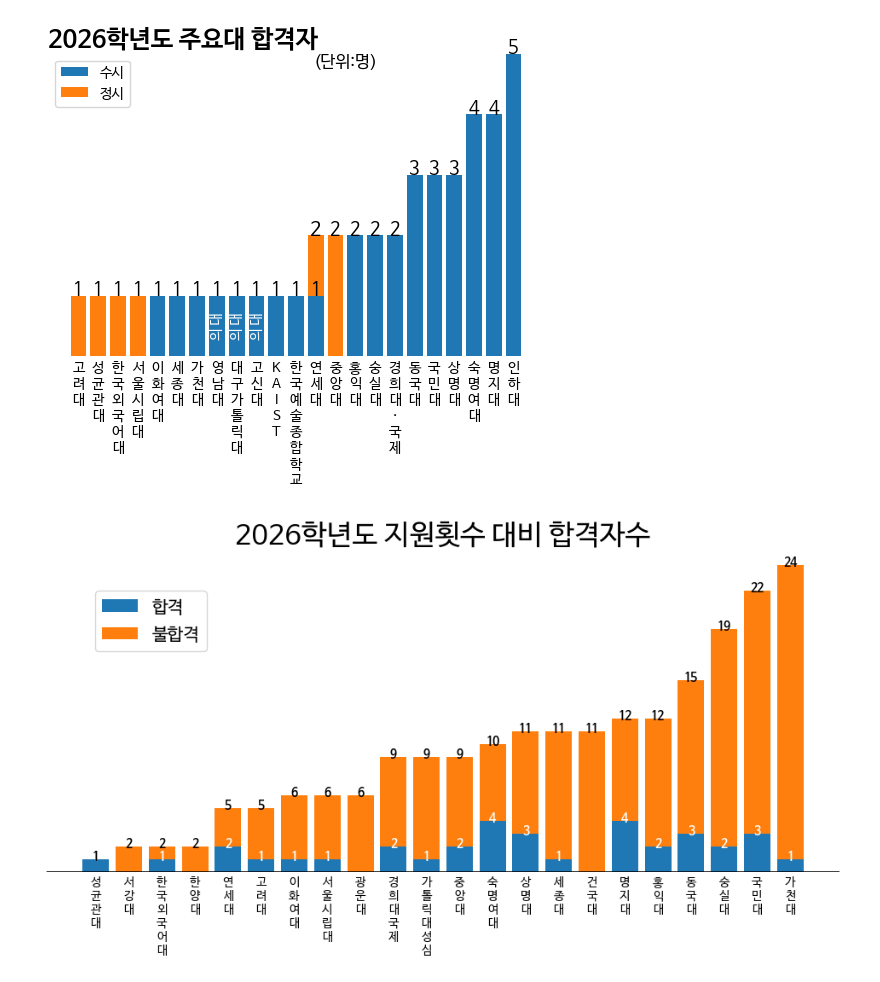
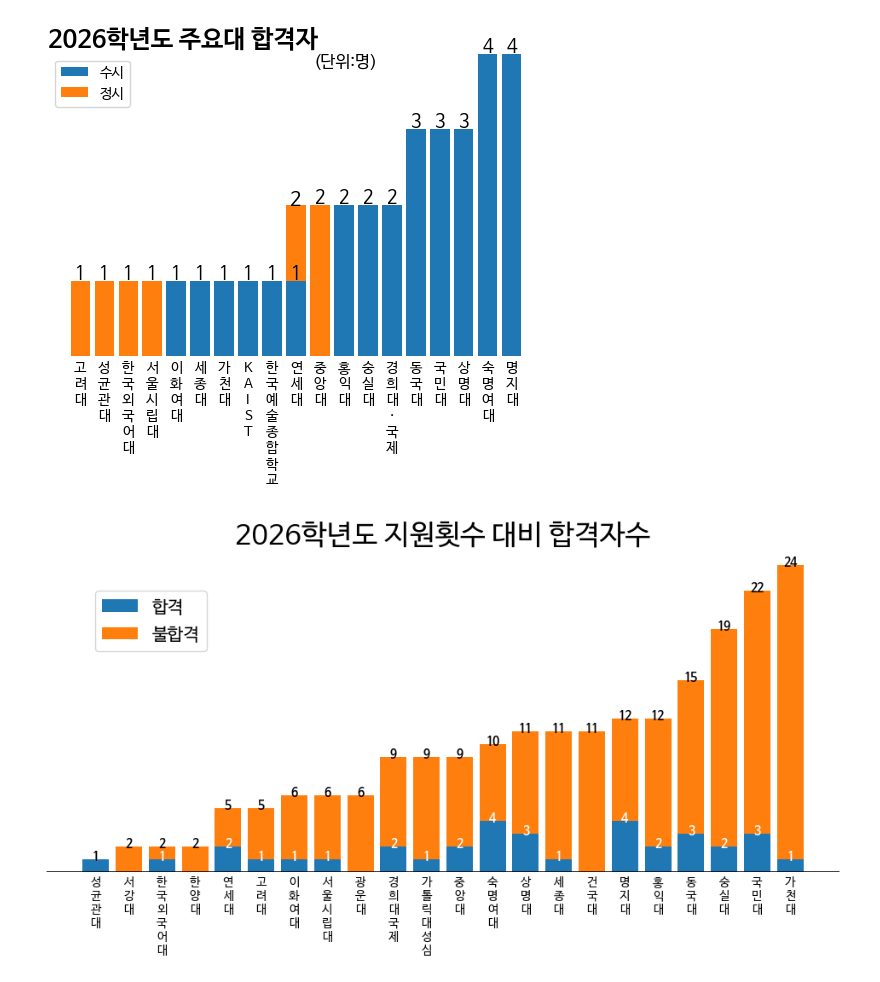
Before and after one commit to ecloguehwang/2026-Seojinhyeop-Workshop, a Jupyter notebook: 00대학교로끝나는합불자료.ipynb, the cells around one changed output. Drawn from its saved outputs; the diff is of its cells as text; code cells hidden in the pictures.

```diff
--- a/00대학교로끝나는합불자료.ipynb
+++ b/00대학교로끝나는합불자료.ipynb
@@ -110,17 +133,22 @@ import pandas as pd
 import matplotlib.pyplot as plt
 
 # 데이터 부르기
-path = '/content/drive/MyDrive/python/habbul/sumyeong/'
-df = pd.read_excel(f'{path}sumyeong_2026_habbul.xlsx')
+#path = '/content/drive/MyDrive/python/habbul/sumyeong/'
+#df = pd.read_excel(f'{path}sumyeong_2026_habbul.xlsx')
+
 
 # 표시할 대학리스트
-uni = ['가천대(메디컬)', '인하대', '순천향대', '충북대', '서울대', '연세대', '고려대', '서강대', '성균관대', '한양대', '중앙대',
+uni = ['서울대', '연세대', '고려대', '서강대', '성균관대', '한양대', '중앙대',
        '한국외국어대', '서울시립대', '이화여자대', '건국대', '동국대', '홍익대',
-       '숙명여자대', '국민대', '숭실대', '세종대', '서울과기대', '광운대', '명지대', '상명대', '가톨릭대(성심)', '가천대',
-       '영남대', '대구가톨릭대', '고신대']
+       '숙명여자대', '국민대', '숭실대', '세종대', '서울과기대', '광운대', '명지대', '상명대', '가톨릭대(성심)', '가천대']
 
+
+       #대 + 학교
 uni = [u + "학교" for u in uni]
+
+#'한국과학기술원(KAIST)', '한국예술종합학교', '경희대학교(국제)'추가
 uni = uni + ['한국과학기술원(KAIST)', '한국예술종합학교', '경희대학교(국제)']
+
 
 # 지원시기 통합
 df['지원시기'] = df['지원시기'].replace({
@@ -207,12 +235,7 @@ if len(filtered) > 0:
                     fontsize=14)
                     #fontsize=14, fontweight='bold')
 
-    # 의대 표시
-    for i, (uni, su, je) in enumerate(zip(uni_new, num_su, num_je)):
-        if uni in ['영남대학교', '대구가톨릭대학교', '고신대학교']:
-            ax.text(i + 0.08, su - 0.5, '의 대',
-                    ha='center', va='center',
-                    fontsize=10, color='white', rotation=90)
+
 
     # 범례
     ax.legend()
@@ -221,32 +244,32 @@ if len(filtered) > 0:
     ax.set_title('2026학년도 주요대 합격자',
                  fontsize=18, fontweight='bold', loc='left')
 
     # 부제목
     ax.text(0.6, 1.00, '(단위:명)',
             ha='center', va='top',
             transform=ax.transAxes, fontsize=12)
 
     # X축 설정
     ax.tick_params(axis='x', which='both', length=0)
 
     plt.xticks(rotation=0, ha='center', va='top')
     labels = ax.get_xticklabels()
     for label in labels:
         label.set_rotation(0)
         label.set_text('\n'.join(label.get_text()))
 
     ax.set_xticklabels(labels)
 
     # 스타일
     plt.box(False)
     plt.yticks([])
 
     plt.subplots_adjust(bottom=0.25)
 
     plt.show()
 
 else:
     print("아쉽게도 그래프를 그릴 합격자가 없습니다.")
 # %% [output]
-[figure, old version]
+[figure, new version]
 # %%
```
Also changed, not shown: parts of 3 cells of this notebook.
